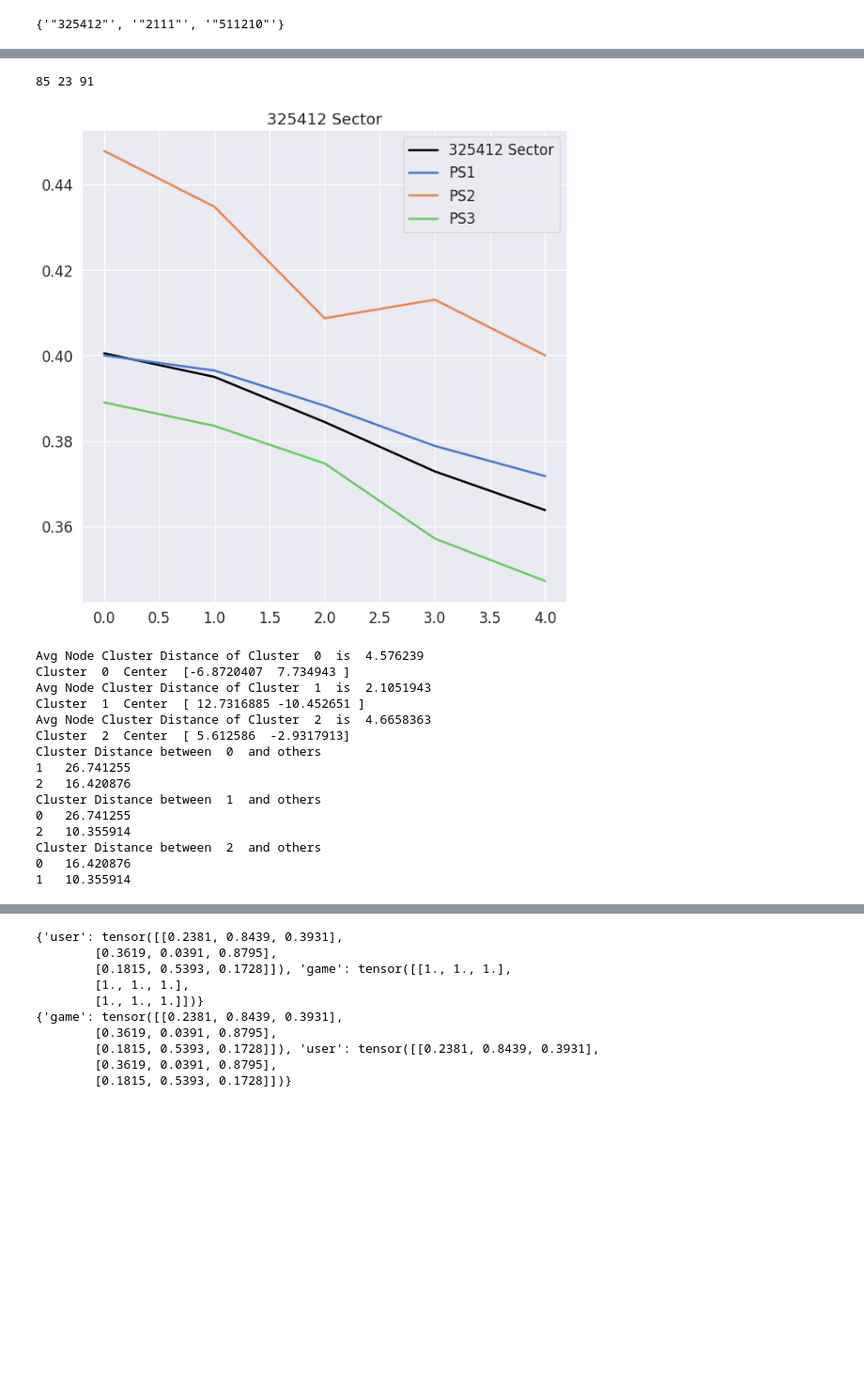
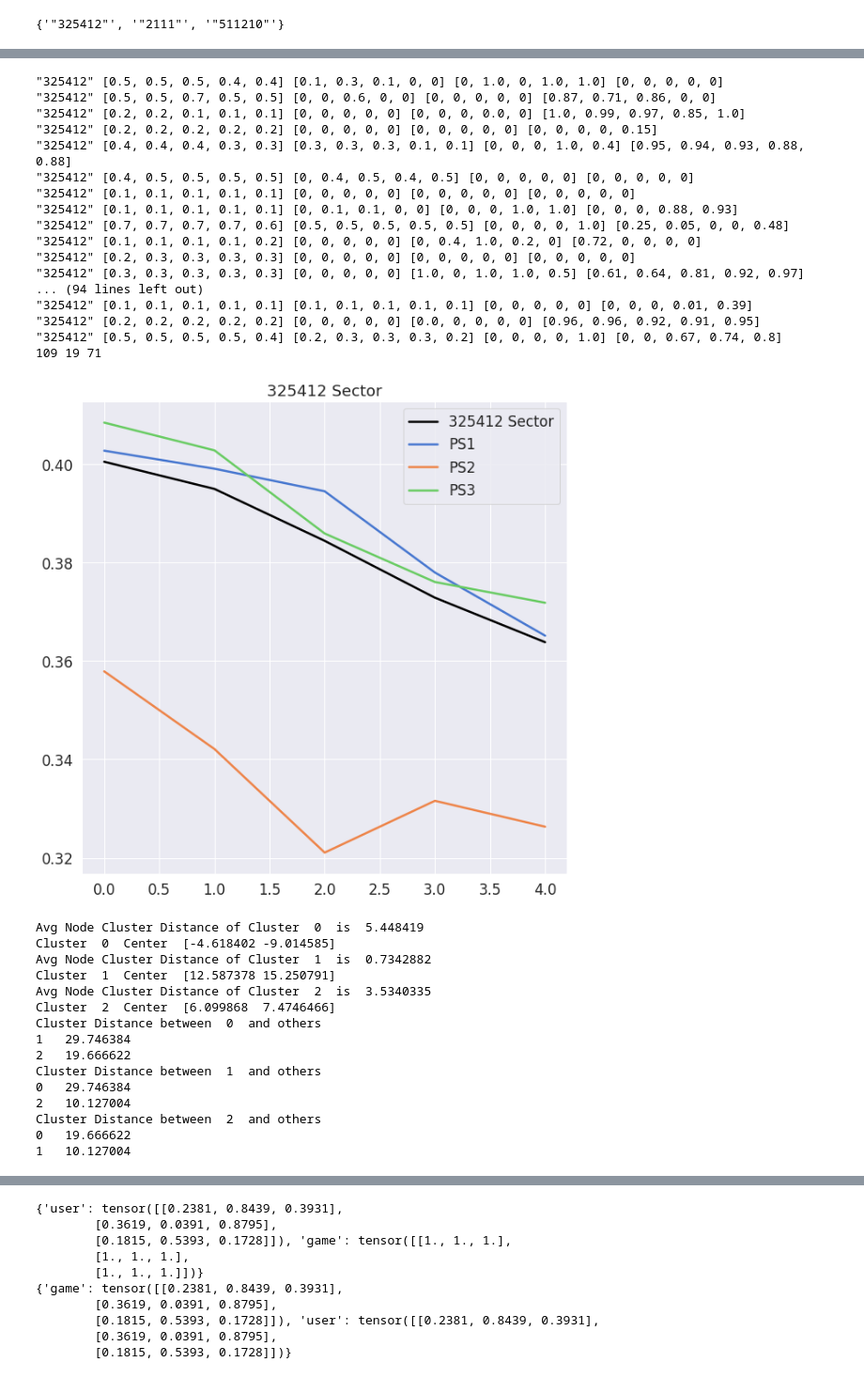
Before and after one commit to SaiChaitanya-ON/Python-NoteBooks, a Jupyter notebook: Proof of Concept KG.ipynb, the cells around one changed output, grey strips where cells are left out. Shown at 94% size. Cells and saved outputs as stored; diff of their text form; code cells hidden in the pictures; blank space fills up the shorter version.

```diff
--- a/Proof of Concept KG.ipynb
+++ b/Proof of Concept KG.ipynb
@@ -243,7 +244,7 @@ for epoch in range(epochs):
     logits = model(G, node_features)
 
     X = logits['borrower'].detach().numpy()
-
+    Des
     #X = X[index]
     kmeans = KMeans(n_clusters=clusters, random_state=0).fit(X)
     centers = kmeans.cluster_centers_
@@ -334,7 +399,6 @@ for i in list(zip(index,kmeans_1.labels_)):
 Psector1_rev_1 = np.array([0.,0.,0.,0.,0.])
 Psector2_rev_1 = np.array([0.,0.,0.,0.,0.])
 Psector3_rev_1 = np.array([0.,0.,0.,0.,0.])
-S_1 = np.array([0.,0.,0.,0.,0.])
 n = 0
 m = 0
 p = 0
@@ -342,52 +406,67 @@ q = 0
 for i in Final_Data_Set_Nor.items():
     ID,data = i
     if n in PS1_1:
-        #print(data['Sector'],data['Revenue'],data['EBITDA'],data['NDE'],data['TDE'])
+        print(data['Sector'],data['Revenue'],data['EBITDA'],data['NDE'],data['TDE'])
         Psector1_rev_1 += np.array(data['Revenue'])
         m += 1
     if n in PS2_1:
         #print(data['Sector'],data['Revenue'],data['EBITDA'],data['NDE'],data['TDE'])
         Psector2_rev_1 += np.array(data['Revenue'])
         p += 1
     if n in PS3_1:
         #print(data['Sector'],data['Revenue'],data['EBITDA'],data['NDE'],data['TDE'])
         Psector3_rev_1 += np.array(data['Revenue'])
         q += 1
-    S_1 += np.array(data['Revenue'])
 
     n += 1
 
 Psector1_rev_1 = Psector1_rev_1/m
 Psector2_rev_1 = Psector2_rev_1/p
 Psector3_rev_1 = Psector3_rev_1/q
 print(m,p,q)
 
 plt.figure(figsize = (10,10))
 S, = plt.plot(range(len(sector_rev_3)),sector_rev_3,'k')
 ps1, = plt.plot(range(len(Psector1_rev_1)),Psector1_rev_1)
 ps2, = plt.plot(range(len(Psector2_rev_1)),Psector2_rev_1)
 ps3, = plt.plot(range(len(Psector3_rev_1)),Psector3_rev_1)
 plt.legend([S,ps1,ps2,ps3],['325412 Sector', 'PS1', 'PS2', 'PS3'])
 plt.title("325412 Sector")
 plt.show()
 
 fashion_tsne = TSNE(random_state=123).fit_transform(X_1)
 fashion_scatter(fashion_tsne, kmeans_1.labels_)
 # %% [output]
-85 23 91
+"325412" [0.5, 0.5, 0.5, 0.4, 0.4] [0.1, 0.3, 0.1, 0, 0] [0, 1.0, 0, 1.0, 1.0] [0, 0, 0, 0, 0]
+"325412" [0.5, 0.5, 0.7, 0.5, 0.5] [0, 0, 0.6, 0, 0] [0, 0, 0, 0, 0] [0.87, 0.71, 0.86, 0, 0]
+"325412" [0.2, 0.2, 0.1, 0.1, 0.1] [0, 0, 0, 0, 0] [0, 0, 0, 0.0, 0] [1.0, 0.99, 0.97, 0.85, 1.0]
+"325412" [0.2, 0.2, 0.2, 0.2, 0.2] [0, 0, 0, 0, 0] [0, 0, 0, 0, 0] [0, 0, 0, 0, 0.15]
+"325412" [0.4, 0.4, 0.4, 0.3, 0.3] [0.3, 0.3, 0.3, 0.1, 0.1] [0, 0, 0, 1.0, 0.4] [0.95, 0.94, 0.93, 0.88, 0.88]
+"325412" [0.4, 0.5, 0.5, 0.5, 0.5] [0, 0.4, 0.5, 0.4, 0.5] [0, 0, 0, 0, 0] [0, 0, 0, 0, 0]
+"325412" [0.1, 0.1, 0.1, 0.1, 0.1] [0, 0, 0, 0, 0] [0, 0, 0, 0, 0] [0, 0, 0, 0, 0]
+"325412" [0.1, 0.1, 0.1, 0.1, 0.1] [0, 0.1, 0.1, 0, 0] [0, 0, 0, 1.0, 1.0] [0, 0, 0, 0.88, 0.93]
+"325412" [0.7, 0.7, 0.7, 0.7, 0.6] [0.5, 0.5, 0.5, 0.5, 0.5] [0, 0, 0, 0, 1.0] [0.25, 0.05, 0, 0, 0.48]
+"325412" [0.1, 0.1, 0.1, 0.1, 0.2] [0, 0, 0, 0, 0] [0, 0.4, 1.0, 0.2, 0] [0.72, 0, 0, 0, 0]
+"325412" [0.2, 0.3, 0.3, 0.3, 0.3] [0, 0, 0, 0, 0] [0, 0, 0, 0, 0] [0, 0, 0, 0, 0]
+"325412" [0.3, 0.3, 0.3, 0.3, 0.3] [0, 0, 0, 0, 0] [1.0, 0, 1.0, 1.0, 0.5] [0.61, 0.64, 0.81, 0.92, 0.97]
+... (94 lines left out)
+"325412" [0.1, 0.1, 0.1, 0.1, 0.1] [0.1, 0.1, 0.1, 0.1, 0.1] [0, 0, 0, 0, 0] [0, 0, 0, 0.01, 0.39]
+"325412" [0.2, 0.2, 0.2, 0.2, 0.2] [0, 0, 0, 0, 0] [0.0, 0, 0, 0, 0] [0.96, 0.96, 0.92, 0.91, 0.95]
+"325412" [0.5, 0.5, 0.5, 0.5, 0.4] [0.2, 0.3, 0.3, 0.3, 0.2] [0, 0, 0, 0, 1.0] [0, 0, 0.67, 0.74, 0.8]
+109 19 71
-[figure, old version]
+[figure, new version]
-Avg Node Cluster Distance of Cluster  0  is  4.576239
-Cluster  0  Center  [-6.8720407  7.734943 ]
-Avg Node Cluster Distance of Cluster  1  is  2.1051943
-Cluster  1  Center  [ 12.7316885 -10.452651 ]
-Avg Node Cluster Distance of Cluster  2  is  4.6658363
-Cluster  2  Center  [ 5.612586  -2.9317913]
+Avg Node Cluster Distance of Cluster  0  is  5.448419
+Cluster  0  Center  [-4.618402 -9.014585]
+Avg Node Cluster Distance of Cluster  1  is  0.7342882
+Cluster  1  Center  [12.587378 15.250791]
+Avg Node Cluster Distance of Cluster  2  is  3.5340335
+Cluster  2  Center  [6.099868  7.4746466]
 Cluster Distance between  0  and others
-1   26.741255
-2   16.420876
+1   29.746384
+2   19.666622
 Cluster Distance between  1  and others
-0   26.741255
-2   10.355914
+0   29.746384
+2   10.127004
 Cluster Distance between  2  and others
-0   16.420876
-1   10.355914
+0   19.666622
+1   10.127004
```
Also changed, not shown: parts of 7 cells of this notebook, 1 other file.
